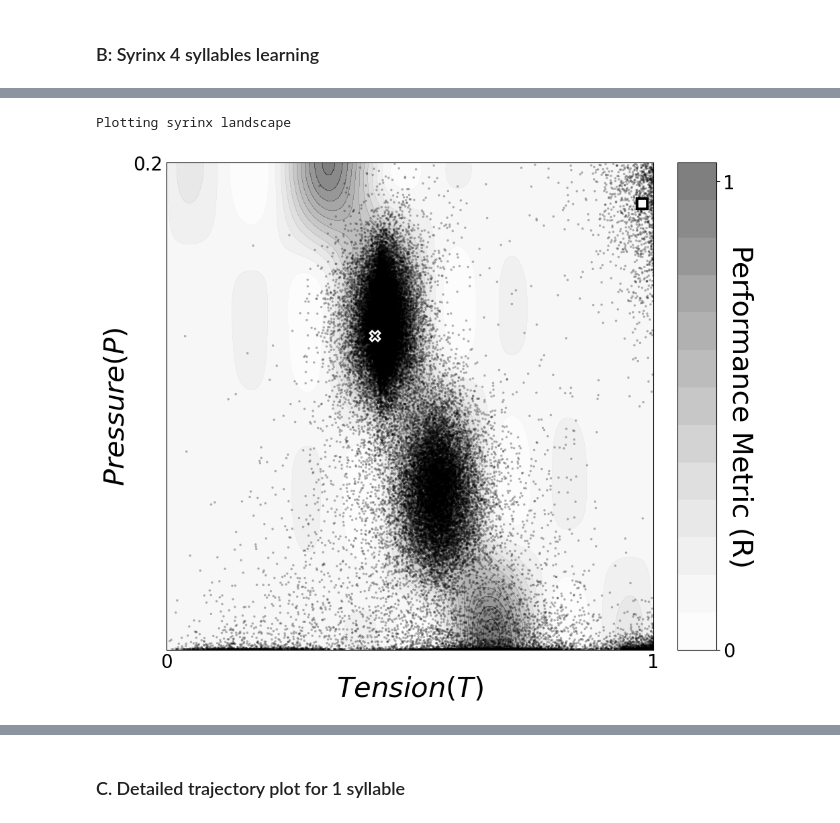
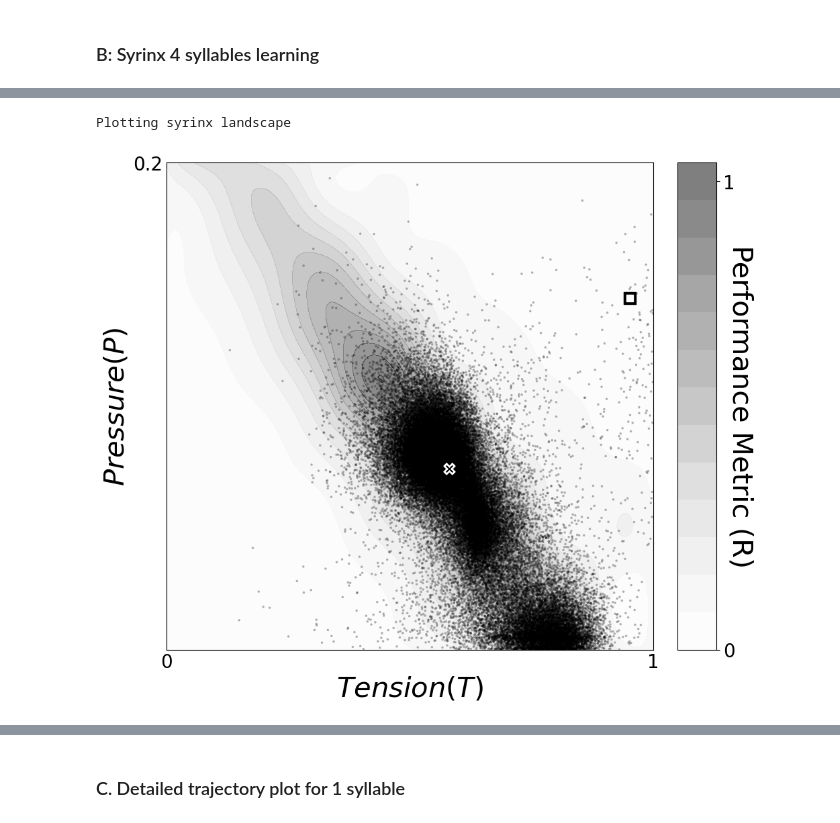
Before and after one commit to AtharvSuryawanshi/Dual_Pathway_RL_songbird, a Jupyter notebook: Figures/Figure_3.ipynb, the cells around one changed output, grey strips where cells are left out. Drawn from its saved outputs; the diff is of its cells as text; code cells hidden in the pictures.

```diff
--- a/Figures/Figure_3.ipynb
+++ b/Figures/Figure_3.ipynb
@@ -334,8 +334,8 @@ Random seed is 36937
 MODEL_DIR = "models"
 model_version = "model_3b" #
 model_path = os.path.join(MODEL_DIR, f"{model_version}.pkl")
-overwrite_model = False # whether to overwrite existing model or not
-save_model = False # whether to save model after running simulation or not
+overwrite_model = True # whether to overwrite existing model or not
+save_model = True # whether to save model after running simulation or not
 # --------------------
 # Ensure models/ exists
 # --------------------
@@ -394,16 +396,17 @@ Plotting syrinx landscape
 # %%
 # %autoreload 2
 # from dual_pathway_model.plotting_functions import *
 
+chosen_syll = 1
 
 # for i in [1]: # Change to N_SYLL for all syllables
-for i in [3]:
+for i in [chosen_syll]:
     plot_scatter_traj(obj = obj_3b, syll=i, day_i=0, day_f=60, every_nth_point=1, scatter_alpha=0.3, if_contour=False, contour_alpha=.5, heatmap=True, colorbar=True, legend=False)
 
     save_figure(f"landscape_3b_syll_{i}_colorbar")
 # %% [output]
 Plotting syrinx landscape
-[figure, old version]
+[figure, new version]
 # %%
 # %autoreload 2
 # from dual_pathway_model.plotting_functions import *
```
Also changed, not shown: parts of 14 cells of this notebook, 2 other files.
